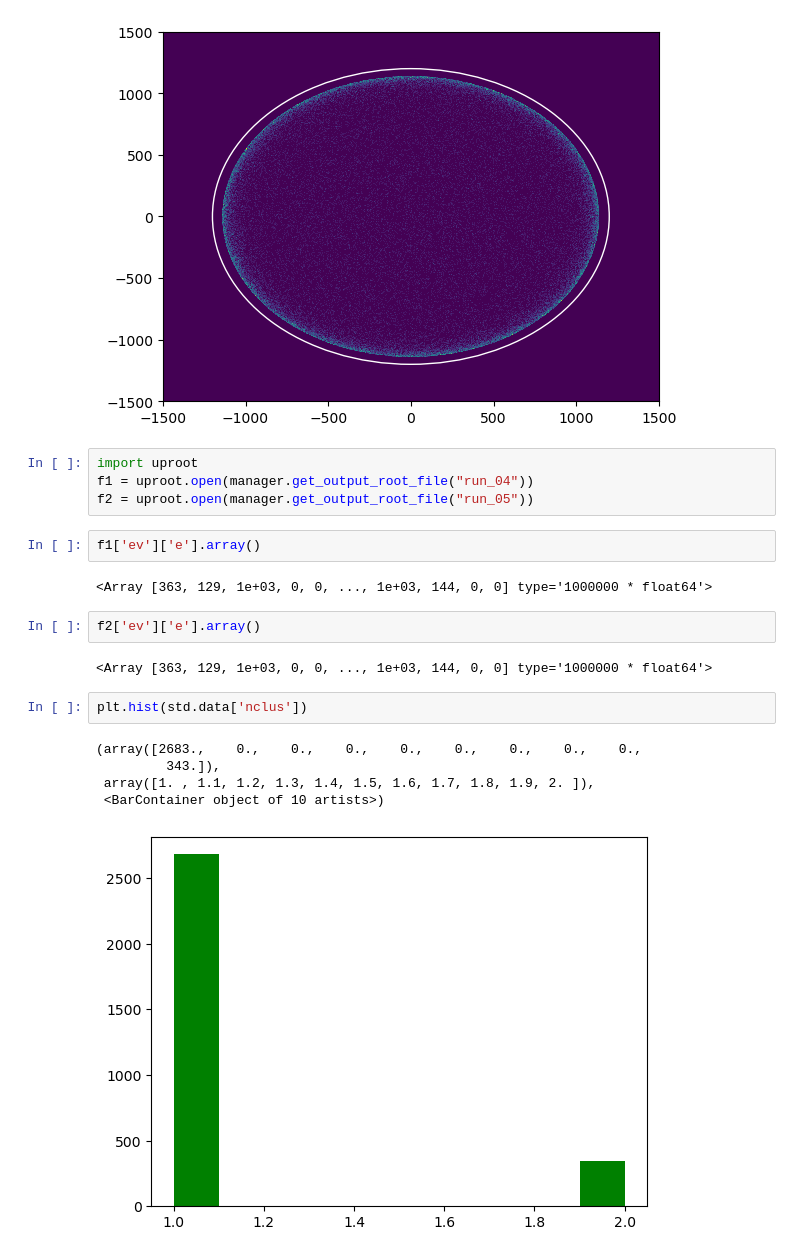
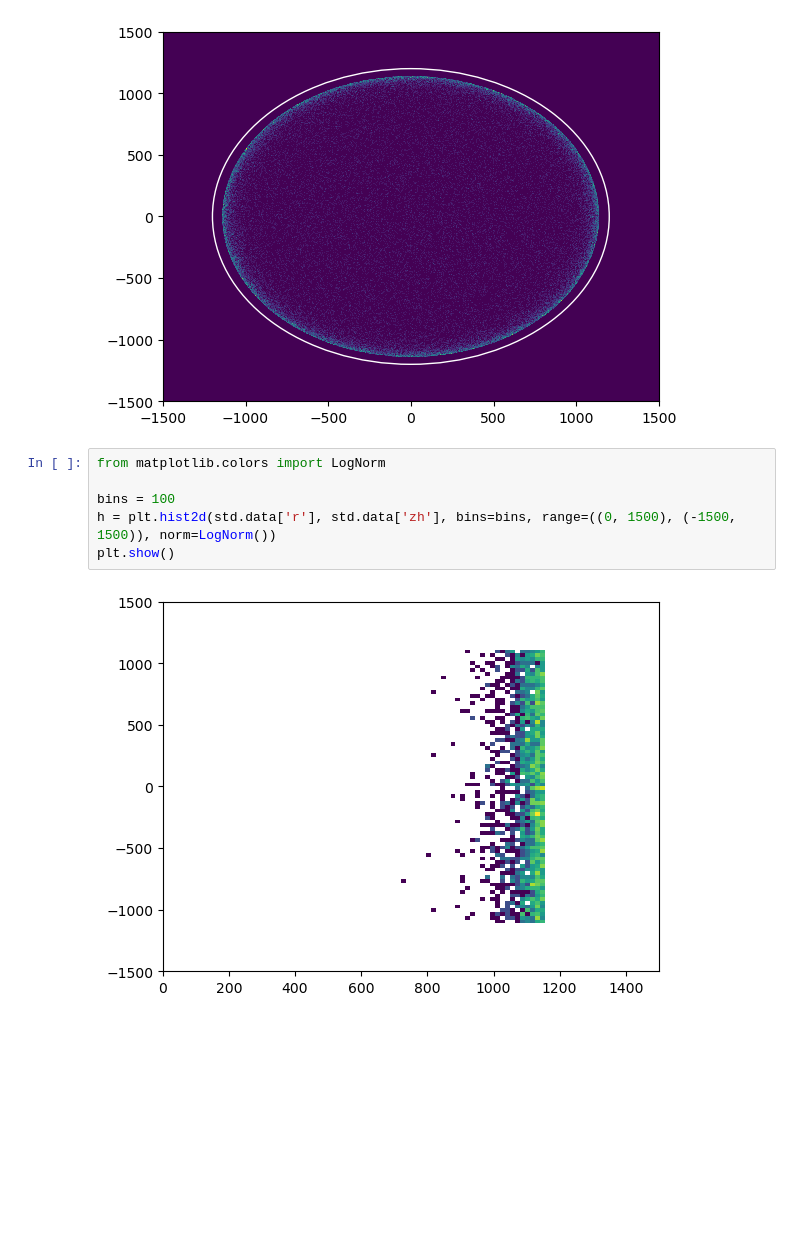
Before and after one commit to acolijn/G4FastSim, a Jupyter notebook: notebook/analysis.ipynb, the cells around one changed output. Saved outputs shown, nothing was run; the diff lists cells and outputs as text; blank space fills up the shorter version.

```diff
--- a/notebook/analysis.ipynb
+++ b/notebook/analysis.ipynb
@@ -63,23 +74,11 @@ plt.show()
 #plt.scatter(std.data['xp'], std.data['yp'], s=0.01, c='w')
 # %% [output]
 [figure]
-# %%
-import uproot
-f1 = uproot.open(manager.get_output_root_file("run_04"))
-f2 = uproot.open(manager.get_output_root_file("run_05"))
-# %%
-f1['ev']['e'].array()
-# %% [output]
-<Array [363, 129, 1e+03, 0, 0, ..., 1e+03, 144, 0, 0] type='1000000 * float64'>
-# %%
-f2['ev']['e'].array()
-# %% [output]
-<Array [363, 129, 1e+03, 0, 0, ..., 1e+03, 144, 0, 0] type='1000000 * float64'>
-# %%
-plt.hist(std.data['nclus'])
-# %% [output]
-(array([2683.,    0.,    0.,    0.,    0.,    0.,    0.,    0.,    0.,
-         343.]),
- array([1. , 1.1, 1.2, 1.3, 1.4, 1.5, 1.6, 1.7, 1.8, 1.9, 2. ]),
- <BarContainer object of 10 artists>)
-[figure, removed]
+# %%
+from matplotlib.colors import LogNorm
+
+bins = 100
+h = plt.hist2d(std.data['r'], std.data['zh'], bins=bins, range=((0, 1500), (-1500, 1500)), norm=LogNorm())
+plt.show()
+# %% [output]
+[figure, added]
```
Also changed, not shown: parts of 6 cells of this notebook, 8 other files.
